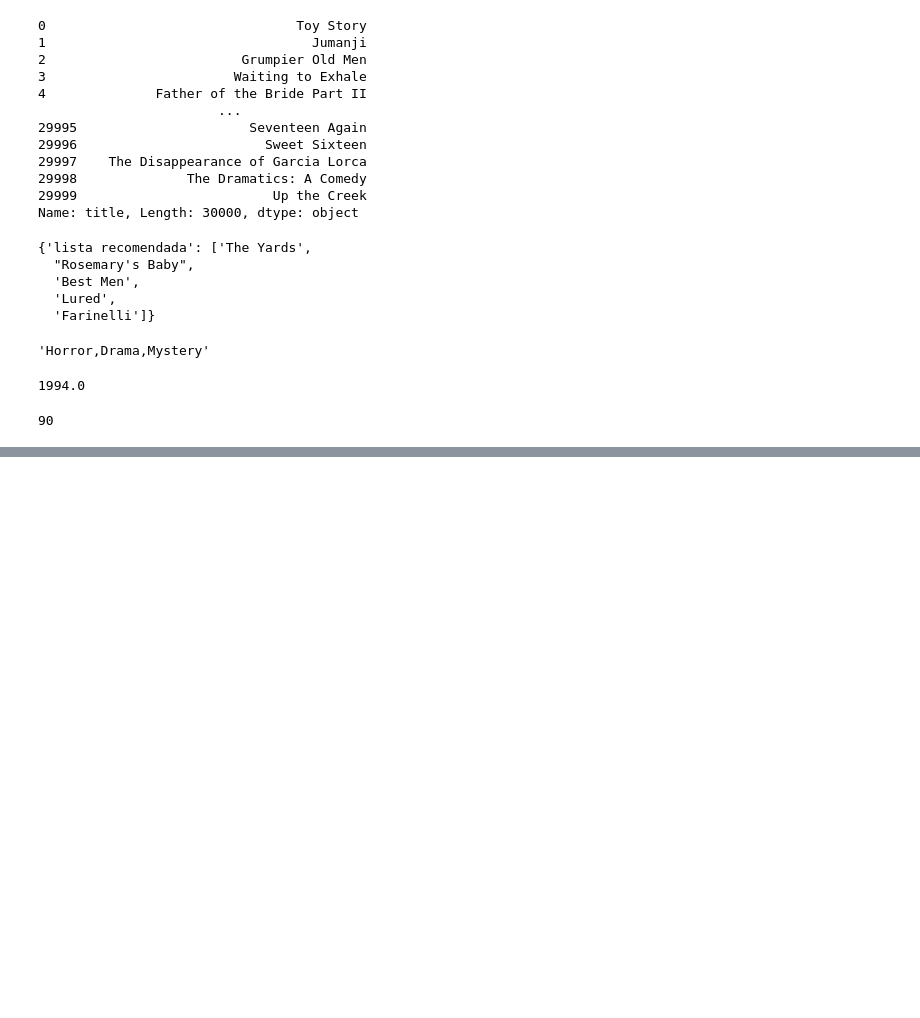
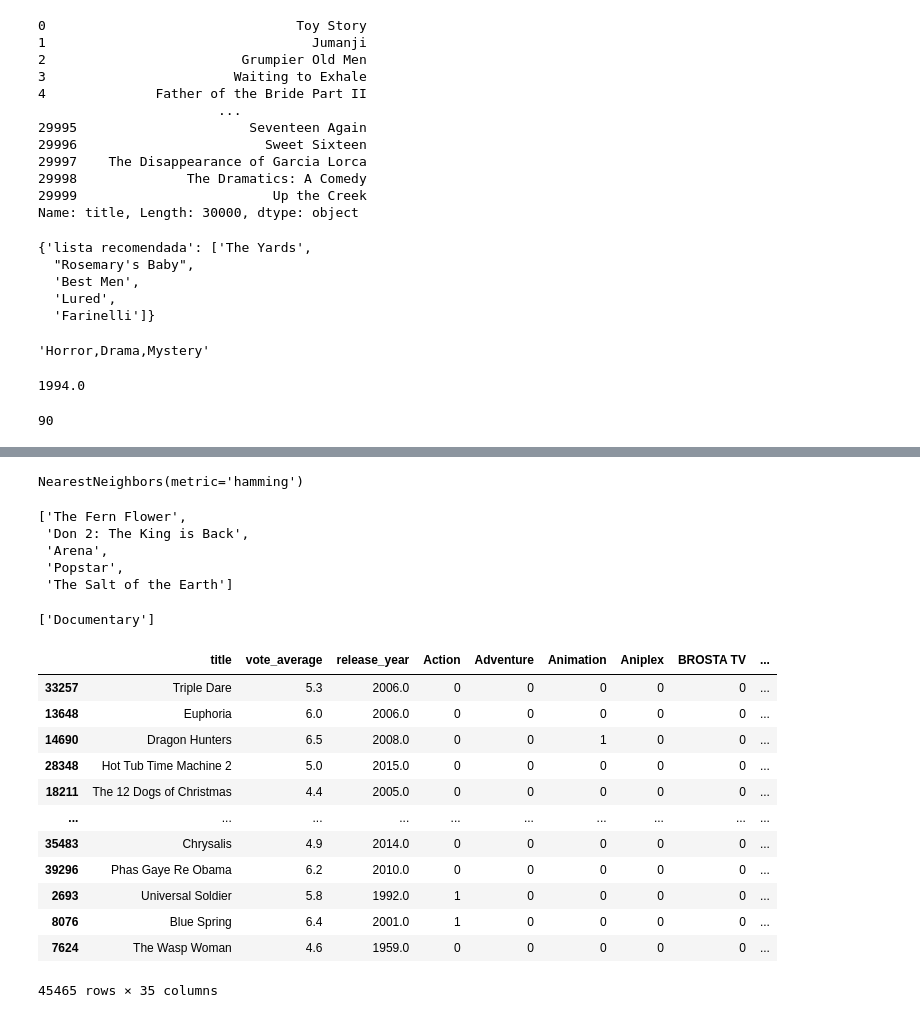
Before and after one commit to brutbahia/lab1, a Jupyter notebook: ML.ipynb, the cells around one changed output, grey strips where cells are left out. Saved outputs shown, nothing was run; the diff lists cells and outputs as text; code cells hidden in the pictures; blank space fills up the shorter version.

```diff
--- a/ML.ipynb
+++ b/ML.ipynb
@@ -92,0 +253,8 @@ print(data['release_year'].isnull().sum())
+# %%
+from sklearn.neighbors import NearestNeighbors
+
+# Crear una matriz de similitud entre películas
+model = NearestNeighbors(metric='hamming', algorithm='auto')
+model.fit(train_data.drop(['title'], axis=1))
+# %% [output]
+NearestNeighbors(metric='hamming')
@@ -92,0 +272,33 @@ print(data['release_year'].isnull().sum())
+# %%
+
+# Ejemplo de recomendación
+get_recommendations("Akira")
+# %% [output]
+['The Fern Flower',
+ 'Don 2: The King is Back',
+ 'Arena',
+ 'Popstar',
+ 'The Salt of the Earth']
+# %%
+pelicula_entrada = df.loc[df['title'] ==   'The Salt of the Earth']
+generos_entrada = pelicula_entrada['name_Genres'].values[0]
+
+generos_entrada
+# %% [output]
+['Documentary']
+# %%
+train_data
+# %% [output]
+|  | title | vote_average | release_year | Action | Adventure | Animation | Aniplex | BROSTA TV | ... |
+| 33257 | Triple Dare | 5.3 | 2006.0 | 0 | 0 | 0 | 0 | 0 | ... |
+| 13648 | Euphoria | 6.0 | 2006.0 | 0 | 0 | 0 | 0 | 0 | ... |
+| 14690 | Dragon Hunters | 6.5 | 2008.0 | 0 | 0 | 1 | 0 | 0 | ... |
+| 28348 | Hot Tub Time Machine 2 | 5.0 | 2015.0 | 0 | 0 | 0 | 0 | 0 | ... |
+| 18211 | The 12 Dogs of Christmas | 4.4 | 2005.0 | 0 | 0 | 0 | 0 | 0 | ... |
+| ... | ... | ... | ... | ... | ... | ... | ... | ... | ... |
+| 35483 | Chrysalis | 4.9 | 2014.0 | 0 | 0 | 0 | 0 | 0 | ... |
+| 39296 | Phas Gaye Re Obama | 6.2 | 2010.0 | 0 | 0 | 0 | 0 | 0 | ... |
+| 2693 | Universal Soldier | 5.8 | 1992.0 | 1 | 0 | 0 | 0 | 0 | ... |
+| 8076 | Blue Spring | 6.4 | 2001.0 | 1 | 0 | 0 | 0 | 0 | ... |
+| 7624 | The Wasp Woman | 4.6 | 1959.0 | 0 | 0 | 0 | 0 | 0 | ... |
+45465 rows × 35 columns
```
Also changed, not shown: parts of 16 cells of this notebook, 6 other files.
